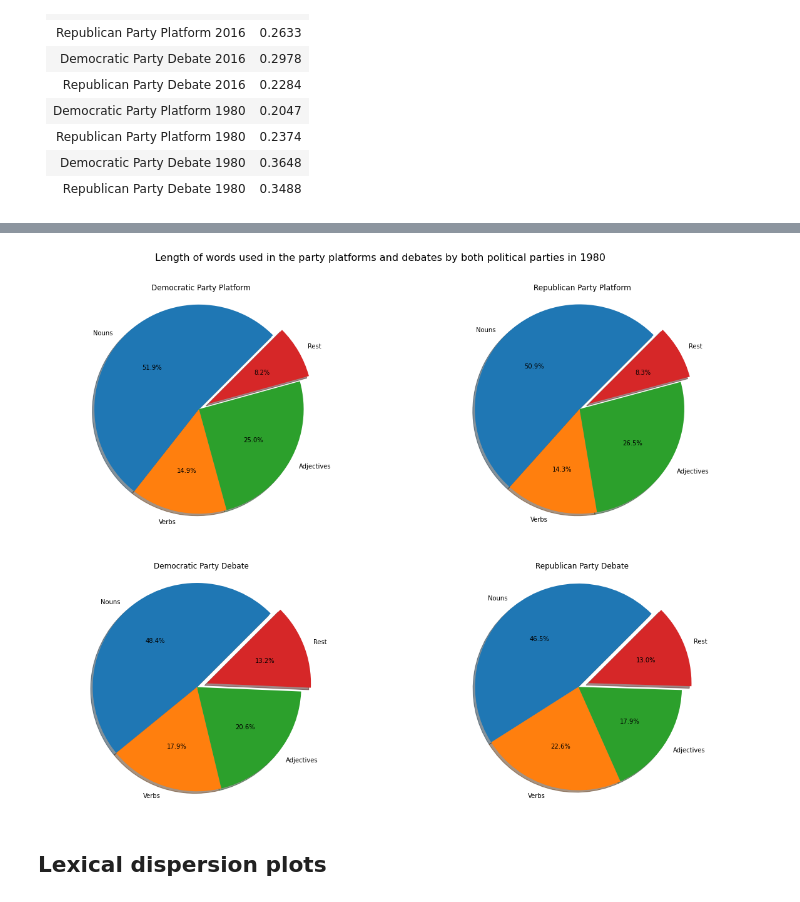
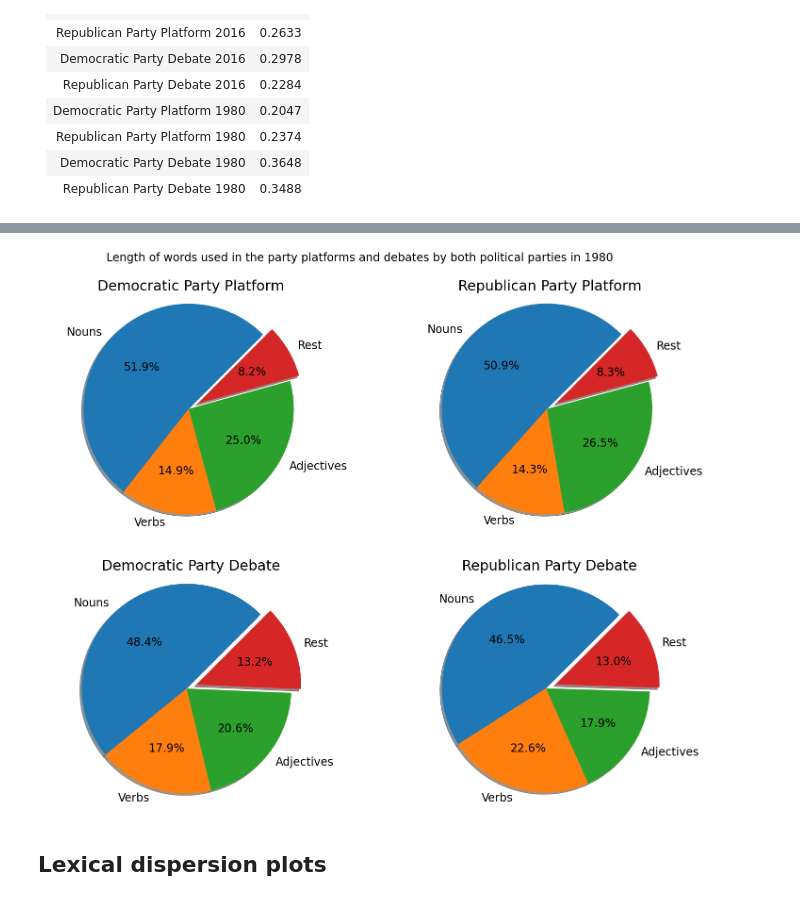
Before and after one commit to Nomi/PoliticalAnalysisNLP, a Jupyter notebook: ProjectDataAnalysis.ipynb, the cells around one changed output, grey strips where cells are left out. Drawn from its saved outputs; the diff is of its cells as text; code cells hidden in the pictures.

```diff
--- a/ProjectDataAnalysis.ipynb
+++ b/ProjectDataAnalysis.ipynb
@@ -491,39 +522,39 @@ for i in range(len(tagged_list)):
     count_adjectives.append(counter_adjectives)
     count_rest.append(counter_rest)
 # %%
-fig, ax = plt.subplots(2, 2, figsize=(20, 15))
+fig, ax = plt.subplots(2, 2, figsize=(25, 20))
 fig.suptitle('Length of words used in the party platforms and debates by both political parties in 2016',
-             fontsize=16, y=0.94)
+             fontsize=24, y=0.94)
 
 for i in range(4):
     if i == 0:
         labels = 'Nouns', 'Verbs', 'Adjectives', 'Rest'
         sizes = [count_nouns[0], count_verbs[0], count_adjectives[0], count_rest[0]]
         explode = (0, 0, 0, 0.1)
-        ax[0][0].pie(sizes, explode=explode, labels=labels, autopct='%1.1f%%', shadow=True, startangle=45)
+        ax[0][0].pie(sizes, explode=explode, labels=labels, autopct='%1.1f%%', shadow=True, startangle=45, textprops={'fontsize': 24})
         ax[0][0].axis('equal')
-        ax[0][0].set_title('Democratic Party Platform')
+        ax[0][0].set_title('Democratic Party Platform', fontsize=30)
     if i == 1:
         labels = 'Nouns', 'Verbs', 'Adjectives', 'Rest'
         sizes = [count_nouns[1], count_verbs[1], count_adjectives[1], count_rest[1]]
         explode = (0, 0, 0, 0.1)
-        ax[0][1].pie(sizes, explode=explode, labels=labels, autopct='%1.1f%%', shadow=True, startangle=45)
+        ax[0][1].pie(sizes, explode=explode, labels=labels, autopct='%1.1f%%', shadow=True, startangle=45, textprops={'fontsize': 24})
         ax[0][1].axis('equal')
-        ax[0][1].set_title('Republican Party Platform')
+        ax[0][1].set_title('Republican Party Platform', fontsize=30)
     if i == 2:
         labels = 'Nouns', 'Verbs', 'Adjectives', 'Rest'
         sizes = [count_nouns[2], count_verbs[2], count_adjectives[2], count_rest[2]]
         explode = (0, 0, 0, 0.1)
-        ax[1][0].pie(sizes, explode=explode, labels=labels, autopct='%1.1f%%', shadow=True, startangle=45)
+        ax[1][0].pie(sizes, explode=explode, labels=labels, autopct='%1.1f%%', shadow=True, startangle=45, textprops={'fontsize': 24})
         ax[1][0].axis('equal')
-        ax[1][0].set_title('Democratic Party Debate')
+        ax[1][0].set_title('Democratic Party Debate', fontsize=30)
     if i == 3:
         labels = 'Nouns', 'Verbs', 'Adjectives', 'Rest'
         sizes = [count_nouns[3], count_verbs[3], count_adjectives[3], count_rest[3]]
         explode = (0, 0, 0, 0.1)
-        ax[1][1].pie(sizes, explode=explode, labels=labels, autopct='%1.1f%%', shadow=True, startangle=45)
+        ax[1][1].pie(sizes, explode=explode, labels=labels, autopct='%1.1f%%', shadow=True, startangle=45, textprops={'fontsize': 24})
         ax[1][1].axis('equal')
-        ax[1][1].set_title('Republican Party Debate')
+        ax[1][1].set_title('Republican Party Debate', fontsize=30)
 
 plt.show()
 # %% [output]
@@ -531,41 +562,41 @@ plt.show()
 # %%
-fig, ax = plt.subplots(2, 2, figsize=(20, 15))
+fig, ax = plt.subplots(2, 2, figsize=(25, 20))
 fig.suptitle('Length of words used in the party platforms and debates by both political parties in 1980',
-             fontsize=16, y=0.94)
+             fontsize=24, y=0.94)
 
 for i in range(4):
     if i == 0:
         labels = 'Nouns', 'Verbs', 'Adjectives', 'Rest'
         sizes = [count_nouns[4], count_verbs[4], count_adjectives[4], count_rest[4]]
         explode = (0, 0, 0, 0.1)
-        ax[0][0].pie(sizes, explode=explode, labels=labels, autopct='%1.1f%%', shadow=True, startangle=45)
+        ax[0][0].pie(sizes, explode=explode, labels=labels, autopct='%1.1f%%', shadow=True, startangle=45, textprops={'fontsize': 24})
         ax[0][0].axis('equal')
-        ax[0][0].set_title('Democratic Party Platform')
+        ax[0][0].set_title('Democratic Party Platform', fontsize=30)
     if i == 1:
         labels = 'Nouns', 'Verbs', 'Adjectives', 'Rest'
         sizes = [count_nouns[5], count_verbs[5], count_adjectives[5], count_rest[5]]
         explode = (0, 0, 0, 0.1)
-        ax[0][1].pie(sizes, explode=explode, labels=labels, autopct='%1.1f%%', shadow=True, startangle=45)
+        ax[0][1].pie(sizes, explode=explode, labels=labels, autopct='%1.1f%%', shadow=True, startangle=45, textprops={'fontsize': 24})
         ax[0][1].axis('equal')
-        ax[0][1].set_title('Republican Party Platform')
+        ax[0][1].set_title('Republican Party Platform', fontsize=30)
     if i == 2:
         labels = 'Nouns', 'Verbs', 'Adjectives', 'Rest'
         sizes = [count_nouns[6], count_verbs[6], count_adjectives[6], count_rest[6]]
         explode = (0, 0, 0, 0.1)
-        ax[1][0].pie(sizes, explode=explode, labels=labels, autopct='%1.1f%%', shadow=True, startangle=45)
+        ax[1][0].pie(sizes, explode=explode, labels=labels, autopct='%1.1f%%', shadow=True, startangle=45, textprops={'fontsize': 24})
         ax[1][0].axis('equal')
-        ax[1][0].set_title('Democratic Party Debate')
+        ax[1][0].set_title('Democratic Party Debate', fontsize=30)
     if i == 3:
         labels = 'Nouns', 'Verbs', 'Adjectives', 'Rest'
         sizes = [count_nouns[7], count_verbs[7], count_adjectives[7], count_rest[7]]
         explode = (0, 0, 0, 0.1)
-        ax[1][1].pie(sizes, explode=explode, labels=labels, autopct='%1.1f%%', shadow=True, startangle=45)
+        ax[1][1].pie(sizes, explode=explode, labels=labels, autopct='%1.1f%%', shadow=True, startangle=45, textprops={'fontsize': 24})
         ax[1][1].axis('equal')
-        ax[1][1].set_title('Republican Party Debate')
+        ax[1][1].set_title('Republican Party Debate', fontsize=30)
 
 plt.show()
 # %% [output]
-[figure, old version]
+[figure, new version]
 # %% [markdown]
 ## Lexical dispersion plots
 # %%
```
Also changed, not shown: parts of 12 cells of this notebook, 2 other files.
